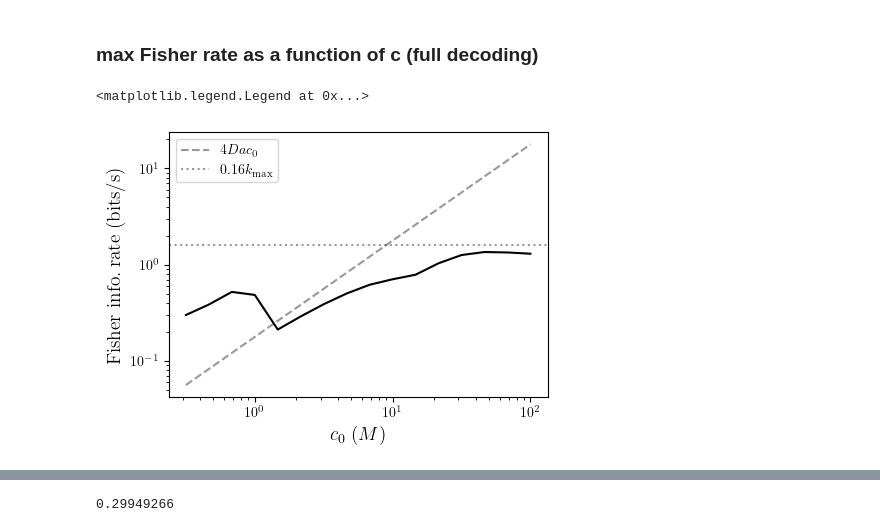
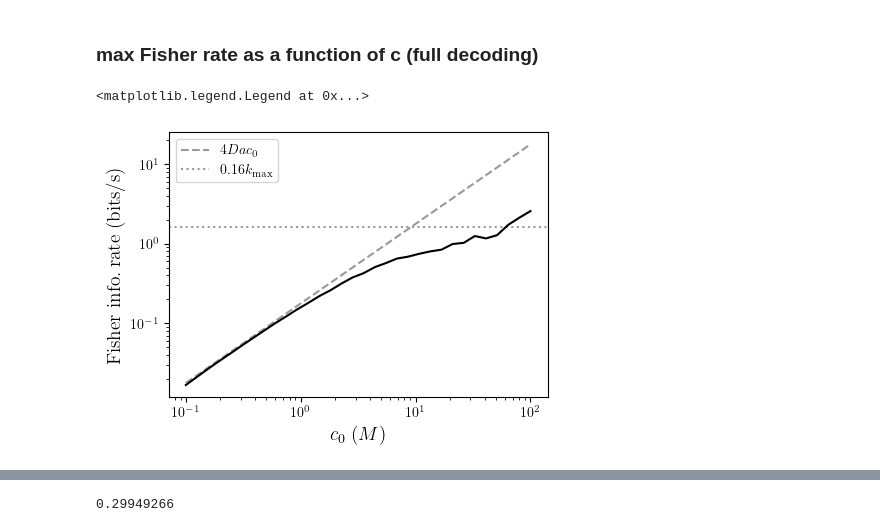
Before and after one commit to ta-rekt/LLROpt.jl, a Jupyter notebook: dev.ipynb, the cells around one changed output, grey strips where cells are left out. Cells and saved outputs as stored; diff of their text form; code cells hidden in the pictures.

```diff
--- a/dev.ipynb
+++ b/dev.ipynb
@@ -5947,39 +5947,41 @@ c =  13.894955
 [figure]
 # %% [markdown]
 ### max Fisher rate as a function of c (full decoding)
+# %%
+dirname = "20250512/2bs-fir-free-c0"
 # %%
-dirname = "20250509/2bs-fir-free-c0"
+
 ncpus = 16
 nedges = 11
 figsize = (4.5,3.2)
 skip=[]
 data, params = utils.get_data(dirname, "full", "spec", skipkeys=skip)
-nparams = 16
+nparams = len(params["betas"])
 kg, kw = 1, 1
 
 irvals_acc = np.array([data[i][str(kg)][str(kw)][nedges] for i in range(1, nparams+1) if i not in skip])
 ioffvals = np.array([data[i][str(kg)][str(kw)][nedges+1] for i in range(1, nparams+1) if i not in skip])
 ionvals = np.array([data[i][str(kg)][str(kw)][nedges+2] for i in range(1, nparams+1) if i not in skip])
 specvals = np.array([data[i][str(kg)][str(kw)][nedges+3] for i in range(1, nparams+1) if i not in skip])
 cvals = np.array([data[i][str(kg)][str(kw)][-3] for i in range(1, nparams+1) if i not in skip])
 
 plt.rcParams['text.usetex'] = True
 
 fig, ax = plt.subplots(1,1, figsize=figsize, layout="constrained")
 
 ax.set_xscale('log')
 ax.set_yscale('log')
 ax.set_ylabel(r"$\rm{Fisher \;info. \;rate \;(bits/s)}$", fontsize=14)
 ax.set_xlabel("$c_0\; (M)$", fontsize=14)
 # ax.set_xticks(list(range(-2,5)))
 ax.plot(cvals, 2*cvals*0.0888, linestyle="dashed", color="black", label="$4Dac_0$", alpha=0.4)
 ax.axhline(y=2*5*0.16, linestyle="dotted", color="black", label="$0.16k_{\\rm max}$", alpha=0.4)
-ax.plot(cvals, irvals_acc, color="black")
+ax.plot(cvals, irvals_acc*cvals**2, color="black")
 # ax.plot(cvals, ioffvals, color="C1", label="Foff")
 # ax.plot(cvals, ionvals, color="C2", label="Fon")
 ax.legend()
 # ax.text(3, 5e-6, "(b)", fontsize=16)
 # %% [output]
 <matplotlib.legend.Legend at 0x...>
-[figure, old version]
+[figure, new version]
 # %%
```
Also changed, not shown: parts of 2 cells of this notebook, 12 other files.
